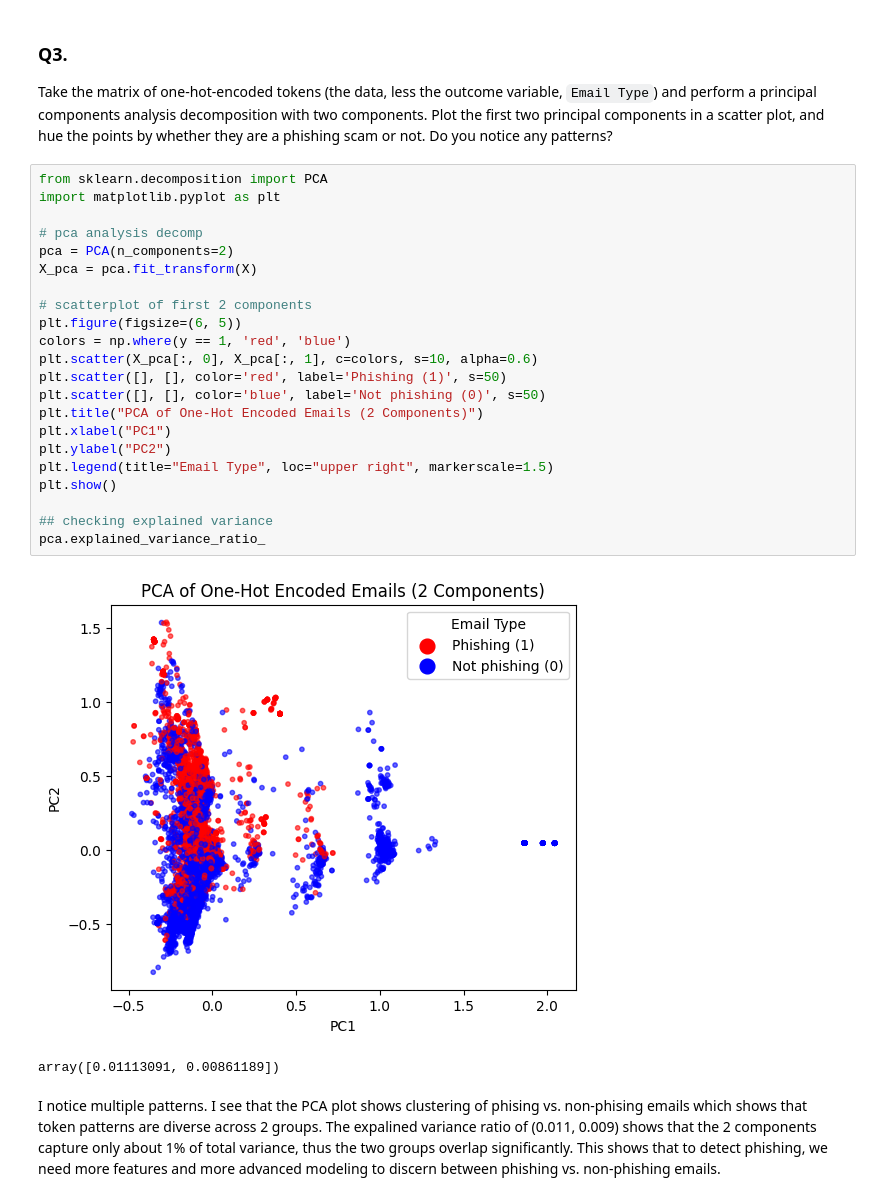
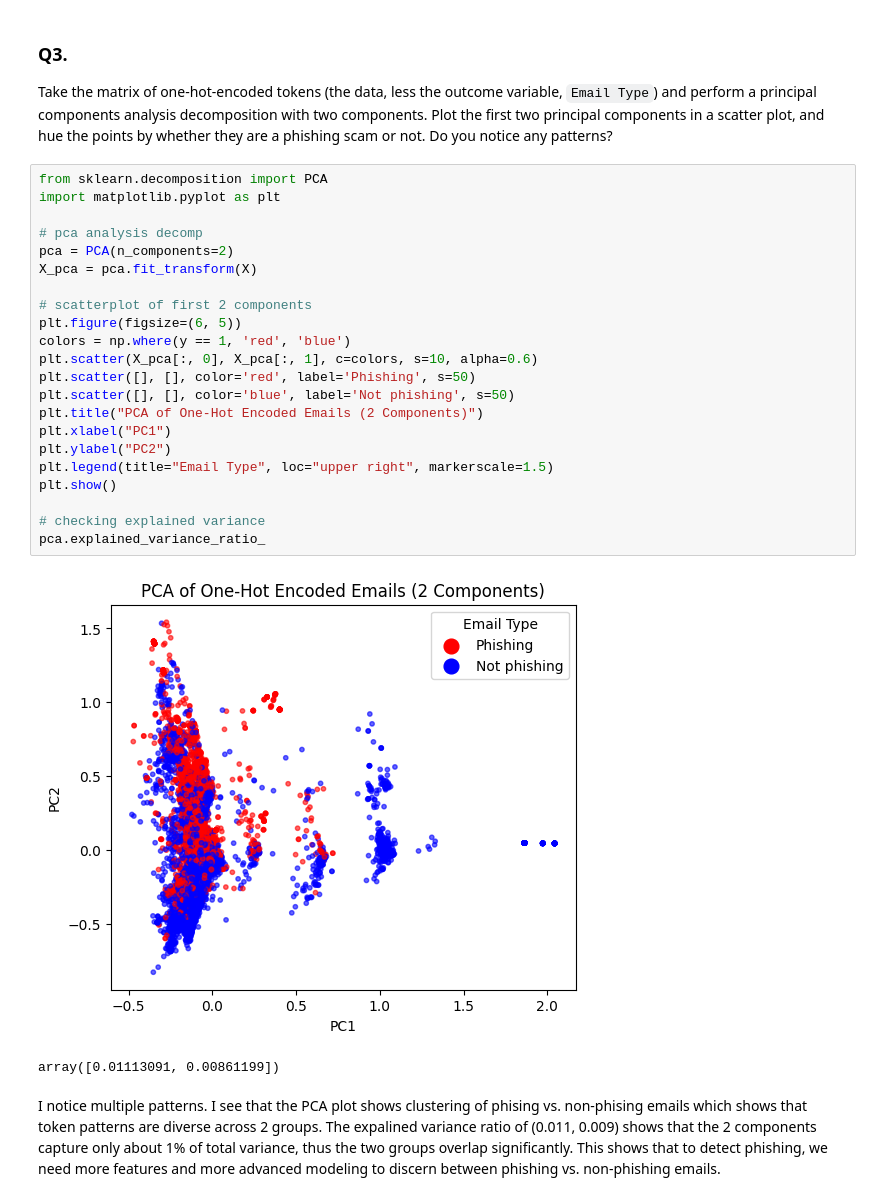
Before and after one commit to KendallFreese/pca_assignment, a Jupyter notebook: assignment.ipynb, the cells around one changed output. Drawn from its saved outputs; the diff is of its cells as text.

```diff
--- a/assignment.ipynb
+++ b/assignment.ipynb
@@ -132,28 +132,28 @@ Take the matrix of one-hot-encoded tokens (the data, less the outcome variable,
 # %%
 from sklearn.decomposition import PCA
 import matplotlib.pyplot as plt
 
 # pca analysis decomp
 pca = PCA(n_components=2)
 X_pca = pca.fit_transform(X)
 
 # scatterplot of first 2 components
 plt.figure(figsize=(6, 5))
 colors = np.where(y == 1, 'red', 'blue')
 plt.scatter(X_pca[:, 0], X_pca[:, 1], c=colors, s=10, alpha=0.6)
-plt.scatter([], [], color='red', label='Phishing (1)', s=50)
-plt.scatter([], [], color='blue', label='Not phishing (0)', s=50)
+plt.scatter([], [], color='red', label='Phishing', s=50)
+plt.scatter([], [], color='blue', label='Not phishing', s=50)
 plt.title("PCA of One-Hot Encoded Emails (2 Components)")
 plt.xlabel("PC1")
 plt.ylabel("PC2")
 plt.legend(title="Email Type", loc="upper right", markerscale=1.5)
 plt.show()
 
-## checking explained variance
+# checking explained variance
 pca.explained_variance_ratio_
 # %% [output]
-[figure, old version]
+[figure, new version]
-array([0.01113091, 0.00861189])
+array([0.01113091, 0.00861199])
 # %% [markdown]
 I notice multiple patterns. I see that the PCA plot shows clustering of phising vs. non-phising emails which shows that token patterns are diverse across 2 groups. The expalined variance ratio of (0.011, 0.009) shows that the 2 components capture only about 1% of total variance, thus the two groups overlap significantly. This shows that to detect phishing, we need more features and more advanced modeling to discern between phishing vs. non-phishing emails.
 # %% [markdown]
```
